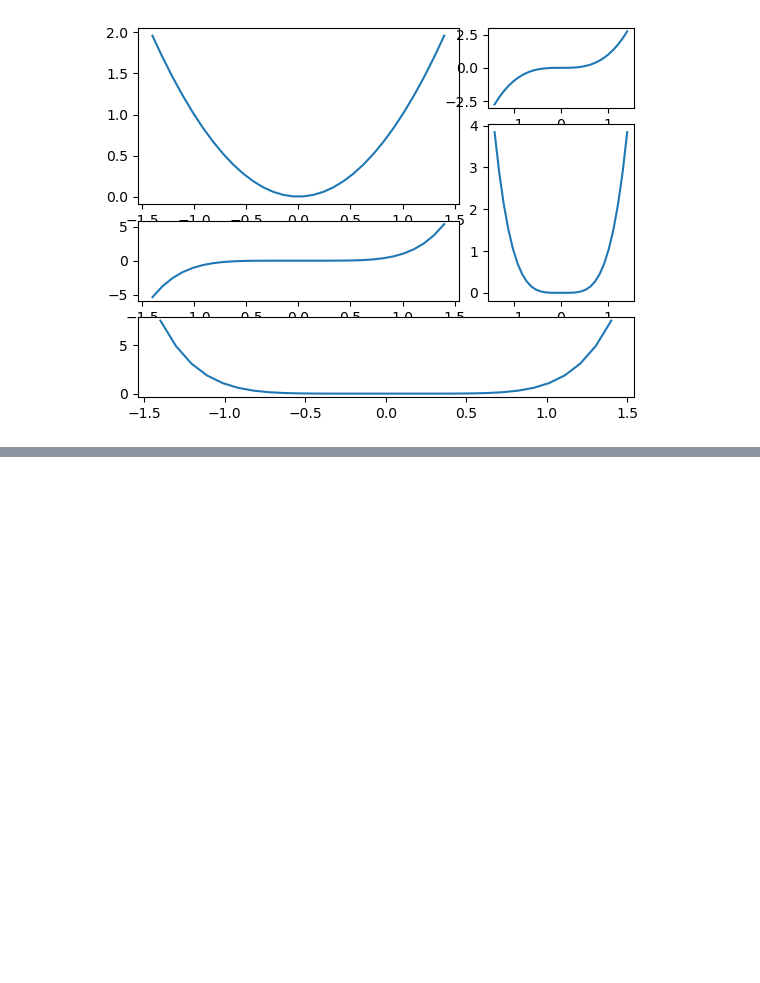
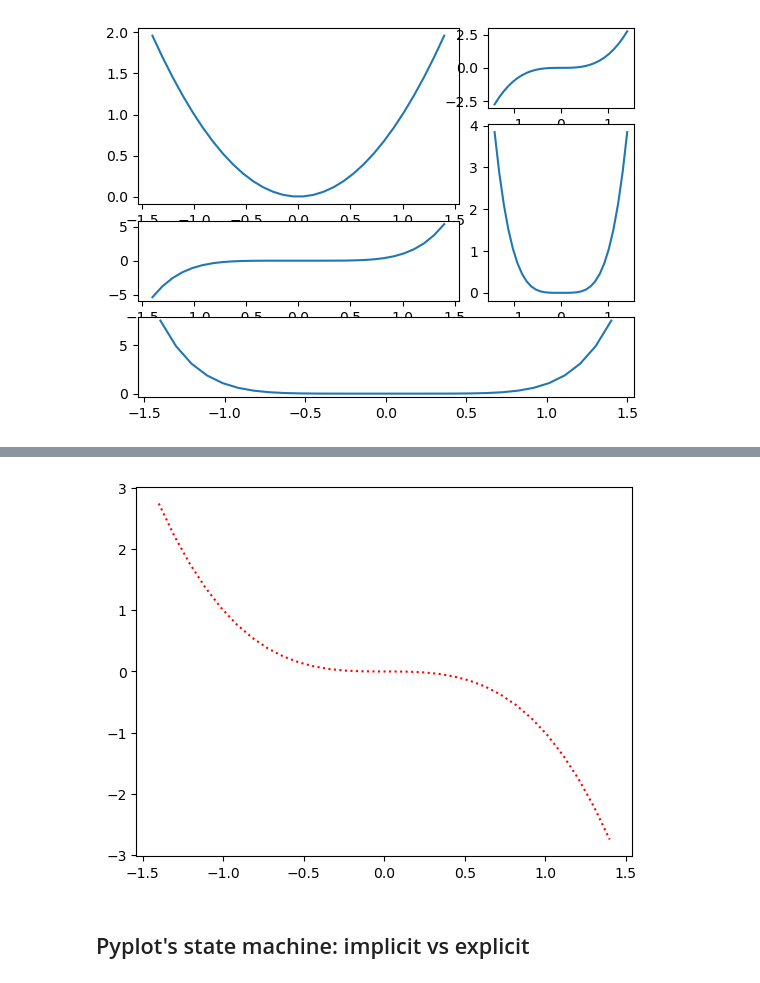
Before and after one commit to Danyil-SY/self-learning, a Jupyter notebook: matplotlib_practice.ipynb, the cells around one changed output, grey strips where cells are left out. Drawn from its saved outputs; the diff is of its cells as text; code cells hidden in the pictures; blank space fills up the shorter version.

```diff
--- a/matplotlib_practice.ipynb
+++ b/matplotlib_practice.ipynb
@@ -134,0 +162,9 @@ plt.show()
+# %%
+plt.figure(1)
+plt.plot(x, -x**3, 'r:')
+
+plt.show()
+# %% [output]
+[figure, added]
+# %% [markdown]
+## Pyplot's state machine: implicit vs explicit
```
Also changed, not shown: parts of 28 cells of this notebook.
